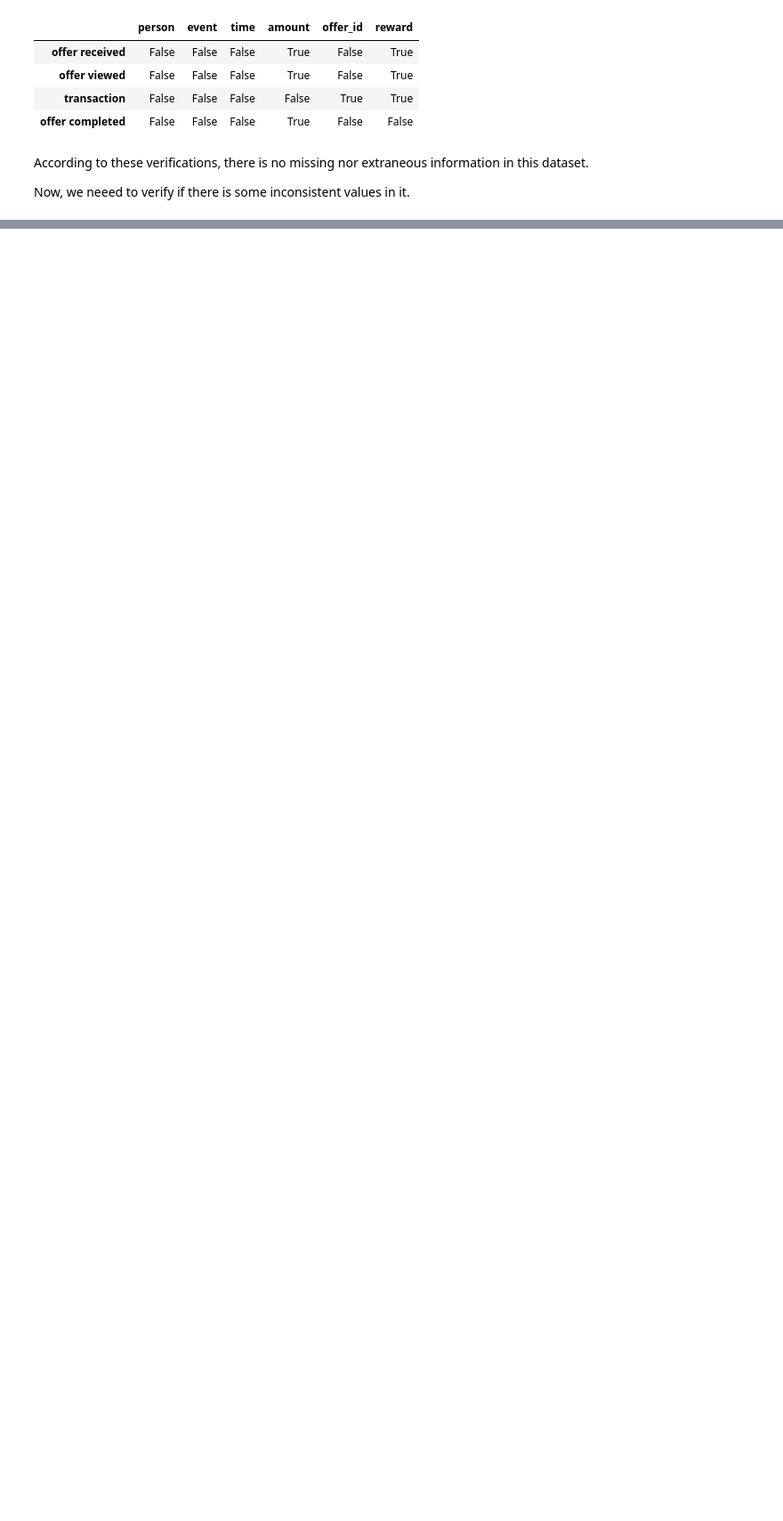
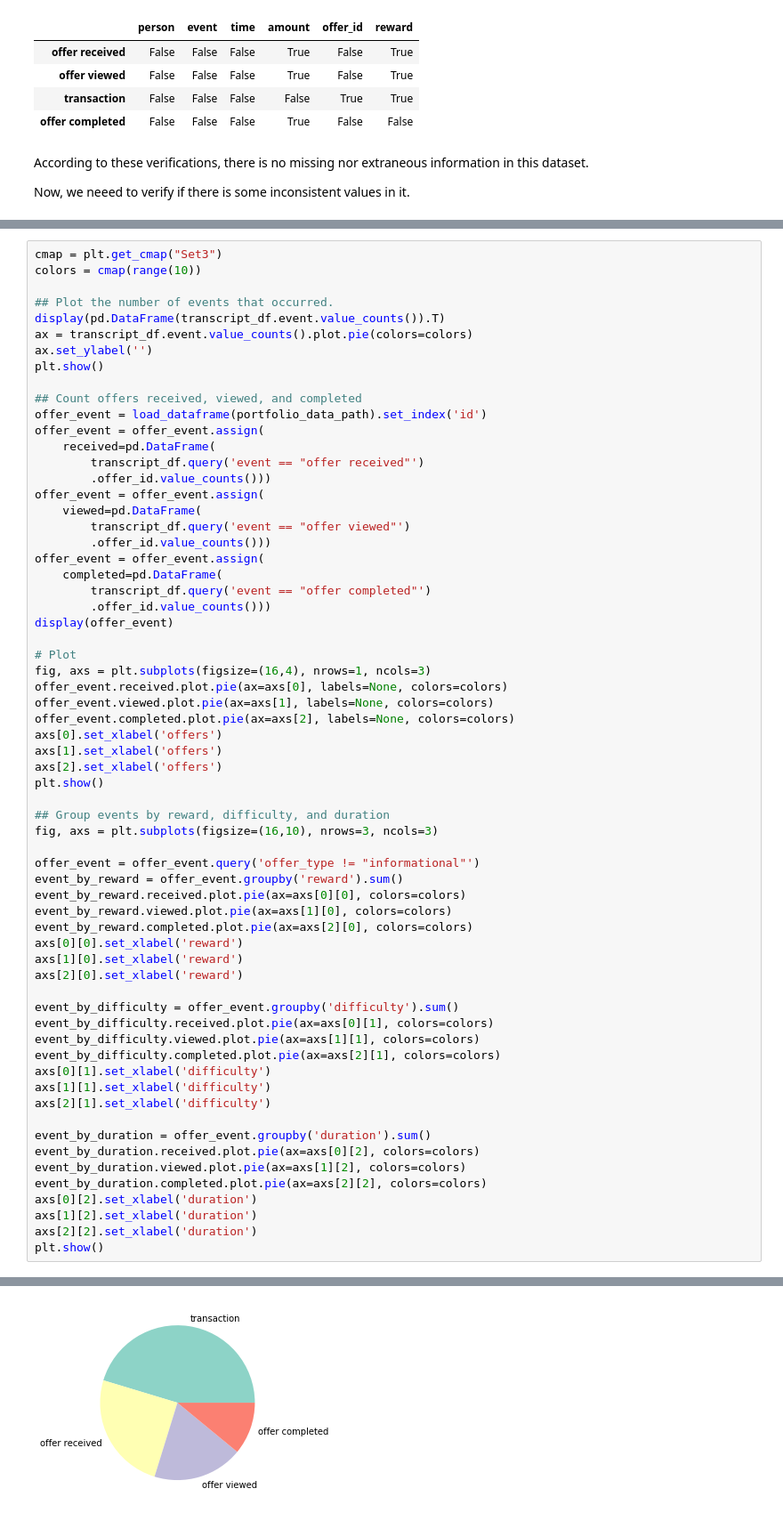
Before and after one commit to silviomori/udacity-machine-learning-capstone-starbucks, a Jupyter notebook: FeatureEngineering.ipynb, the cells around one changed output, grey strips where cells are left out. Shown: that part at 89% size. Cells and saved outputs as stored; diff of their text form; blank space fills up the shorter version.

Commit message:
feat: Explore events in transcriptions

```diff
--- a/FeatureEngineering.ipynb
+++ b/FeatureEngineering.ipynb
@@ -686,0 +689,65 @@ Now, we neeed to verify if there is some inconsistent values in it.
+# %%
+cmap = plt.get_cmap("Set3")
+colors = cmap(range(10))
+
+## Plot the number of events that occurred.
+display(pd.DataFrame(transcript_df.event.value_counts()).T)
+ax = transcript_df.event.value_counts().plot.pie(colors=colors)
+ax.set_ylabel('')
+plt.show()
+
+## Count offers received, viewed, and completed
+offer_event = load_dataframe(portfolio_data_path).set_index('id')
+offer_event = offer_event.assign(
+    received=pd.DataFrame(
+        transcript_df.query('event == "offer received"')
+        .offer_id.value_counts()))
+offer_event = offer_event.assign(
+    viewed=pd.DataFrame(
+        transcript_df.query('event == "offer viewed"')
+        .offer_id.value_counts()))
+offer_event = offer_event.assign(
+    completed=pd.DataFrame(
+        transcript_df.query('event == "offer completed"')
+        .offer_id.value_counts()))
+display(offer_event)
+
+# Plot
+fig, axs = plt.subplots(figsize=(16,4), nrows=1, ncols=3)
+offer_event.received.plot.pie(ax=axs[0], labels=None, colors=colors)
+offer_event.viewed.plot.pie(ax=axs[1], labels=None, colors=colors)
+offer_event.completed.plot.pie(ax=axs[2], labels=None, colors=colors)
+axs[0].set_xlabel('offers')
+axs[1].set_xlabel('offers')
+axs[2].set_xlabel('offers')
+plt.show()
+
+## Group events by reward, difficulty, and duration
+fig, axs = plt.subplots(figsize=(16,10), nrows=3, ncols=3)
+
+offer_event = offer_event.query('offer_type != "informational"')
+event_by_reward = offer_event.groupby('reward').sum()
+event_by_reward.received.plot.pie(ax=axs[0][0], colors=colors)
+event_by_reward.viewed.plot.pie(ax=axs[1][0], colors=colors)
+event_by_reward.completed.plot.pie(ax=axs[2][0], colors=colors)
+axs[0][0].set_xlabel('reward')
+axs[1][0].set_xlabel('reward')
+axs[2][0].set_xlabel('reward')
+
+event_by_difficulty = offer_event.groupby('difficulty').sum()
+event_by_difficulty.received.plot.pie(ax=axs[0][1], colors=colors)
+event_by_difficulty.viewed.plot.pie(ax=axs[1][1], colors=colors)
+event_by_difficulty.completed.plot.pie(ax=axs[2][1], colors=colors)
+axs[0][1].set_xlabel('difficulty')
+axs[1][1].set_xlabel('difficulty')
+axs[2][1].set_xlabel('difficulty')
+
+event_by_duration = offer_event.groupby('duration').sum()
+event_by_duration.received.plot.pie(ax=axs[0][2], colors=colors)
+event_by_duration.viewed.plot.pie(ax=axs[1][2], colors=colors)
+event_by_duration.completed.plot.pie(ax=axs[2][2], colors=colors)
+axs[0][2].set_xlabel('duration')
+axs[1][2].set_xlabel('duration')
+axs[2][2].set_xlabel('duration')
+plt.show()
+# %% [output]
@@ -686,0 +756 @@ Now, we neeed to verify if there is some inconsistent values in it.
+[figure, added]
```
Also changed, not shown: parts of 4 cells of this notebook.
